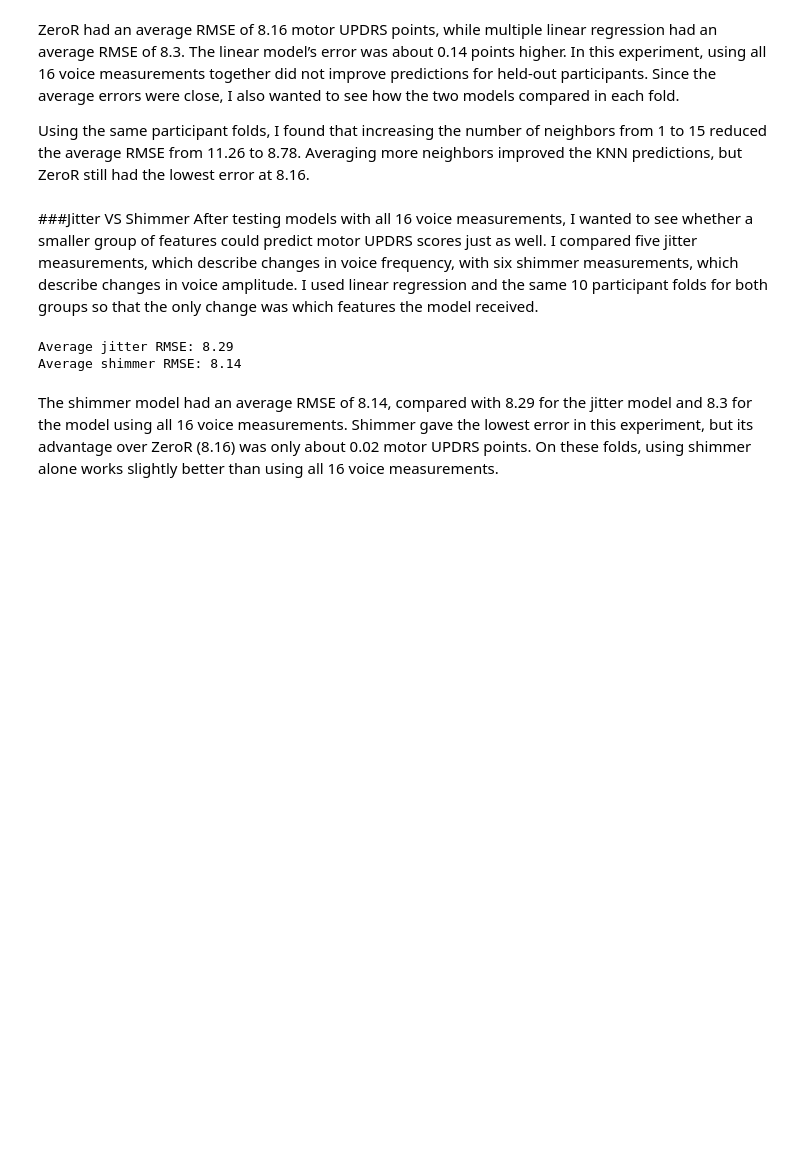
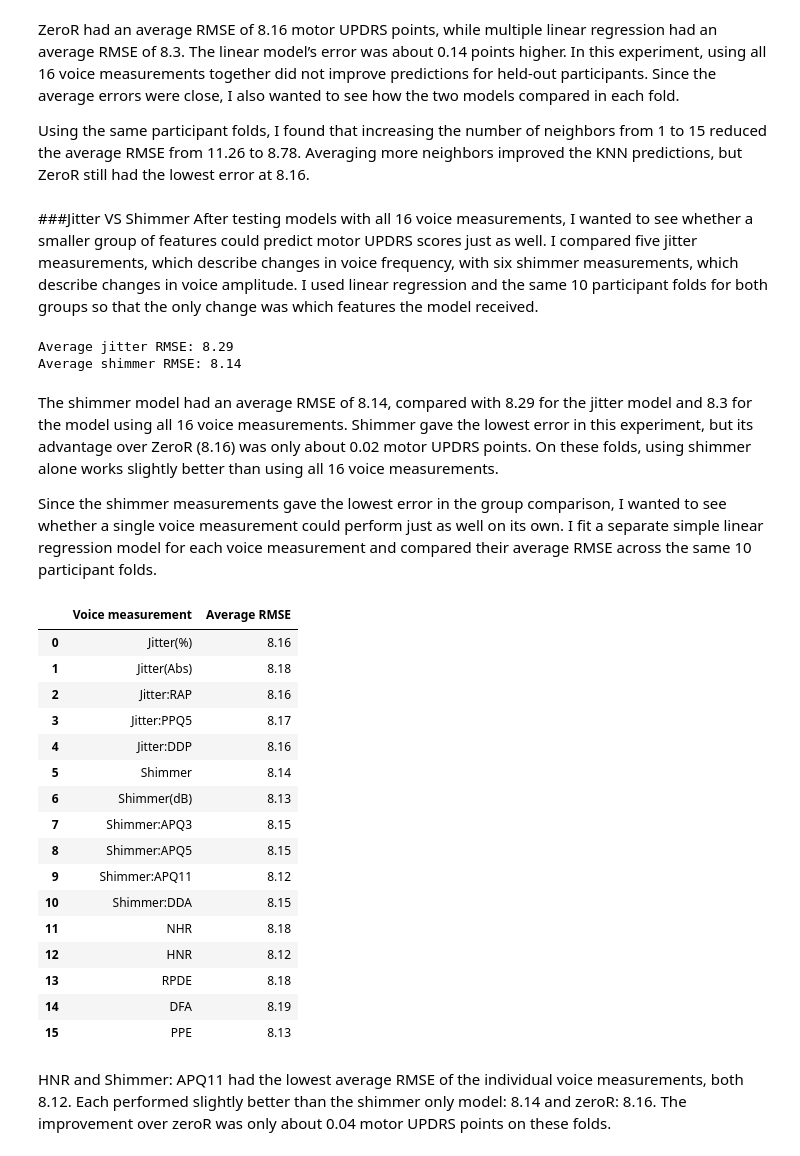
Before and after one commit to asiyyajm/AJ-CSC_FinalProject, a Jupyter notebook: AJ_CSC_Final.ipynb, the cells around one changed output. Drawn from its saved outputs; the diff is of its cells as text; code cells hidden in the pictures; blank space fills up the shorter version.

```diff
--- a/AJ_CSC_Final.ipynb
+++ b/AJ_CSC_Final.ipynb
@@ -217,3 +217,62 @@ Average jitter RMSE: 8.29
 Average shimmer RMSE: 8.14
 # %% [markdown]
 The shimmer model had an average RMSE of 8.14, compared with 8.29 for the jitter model and 8.3 for the model using all 16 voice measurements. Shimmer gave the lowest error in this experiment, but its advantage over ZeroR (8.16) was only about 0.02 motor UPDRS points. On these folds, using shimmer alone works slightly better than using all 16 voice measurements.
+
+Since the shimmer measurements gave the lowest error in the group comparison, I wanted to see whether a single voice measurement could perform just as well on its own. I fit a separate simple linear regression model for each voice measurement and compared their average RMSE across the same 10 participant folds.
+# %%
+voice_names = parkinsons.columns[6:]
+feature_scores = []
+
+for j in range(len(voice_names)):
+    feature_scores.append([])
+
+for train_index, test_index in participant_splits:
+    test_ids = []
+    for i in test_index:
+        test_ids.append(participant_ids[i])
+
+    train_rows = []
+    test_rows = []
+    for i in range(len(data)):
+        if data[i, 0] in test_ids:
+            test_rows.append(i)
+        else:
+            train_rows.append(i)
+
+    X_train = X[train_rows]
+    X_test = X[test_rows]
+    y_train = y[train_rows]
+    y_test = y[test_rows]
+
+    for j in range(len(voice_names)):
+        lr = LinearRegression()
+        lr.fit(X_train[:, j:j+1], y_train)
+        lr_predY = lr.predict(X_test[:, j:j+1])
+        feature_scores[j].append(sqrt(mean_squared_error(y_test, lr_predY)))
+
+feature_results = []
+for j in range(len(voice_names)):
+    average_rmse = sum(feature_scores[j]) / len(feature_scores[j])
+    feature_results.append([voice_names[j], round(average_rmse, 2)])
+
+pd.DataFrame(feature_results, columns=["Voice measurement", "Average RMSE"])
+# %% [output]
+|  | Voice measurement | Average RMSE |
+| 0 | Jitter(%) | 8.16 |
+| 1 | Jitter(Abs) | 8.18 |
+| 2 | Jitter:RAP | 8.16 |
+| 3 | Jitter:PPQ5 | 8.17 |
+| 4 | Jitter:DDP | 8.16 |
+| 5 | Shimmer | 8.14 |
+| 6 | Shimmer(dB) | 8.13 |
+| 7 | Shimmer:APQ3 | 8.15 |
+| 8 | Shimmer:APQ5 | 8.15 |
+| 9 | Shimmer:APQ11 | 8.12 |
+| 10 | Shimmer:DDA | 8.15 |
+| 11 | NHR | 8.18 |
+| 12 | HNR | 8.12 |
+| 13 | RPDE | 8.18 |
+| 14 | DFA | 8.19 |
+| 15 | PPE | 8.13 |
+# %% [markdown]
+HNR and Shimmer: APQ11 had the lowest average RMSE of the individual voice measurements, both 8.12. Each performed slightly better than the shimmer only model: 8.14 and zeroR: 8.16. The improvement over zeroR was only about 0.04 motor UPDRS points on these folds.
```
Also changed, not shown: parts of 11 cells of this notebook.
